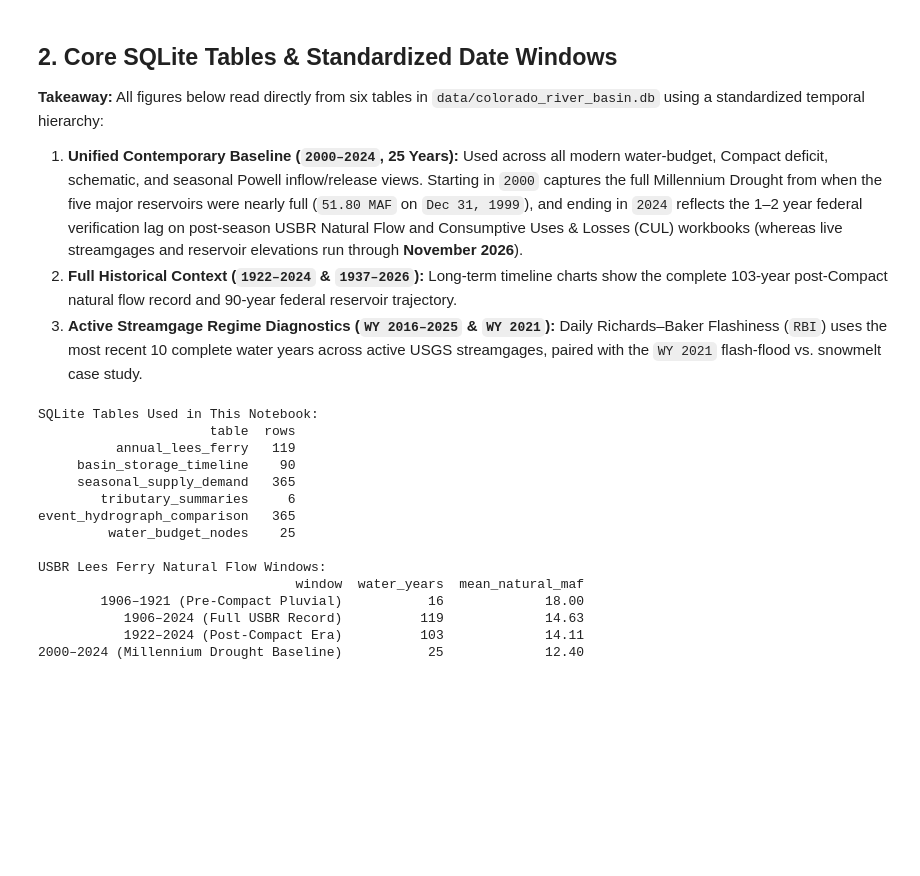
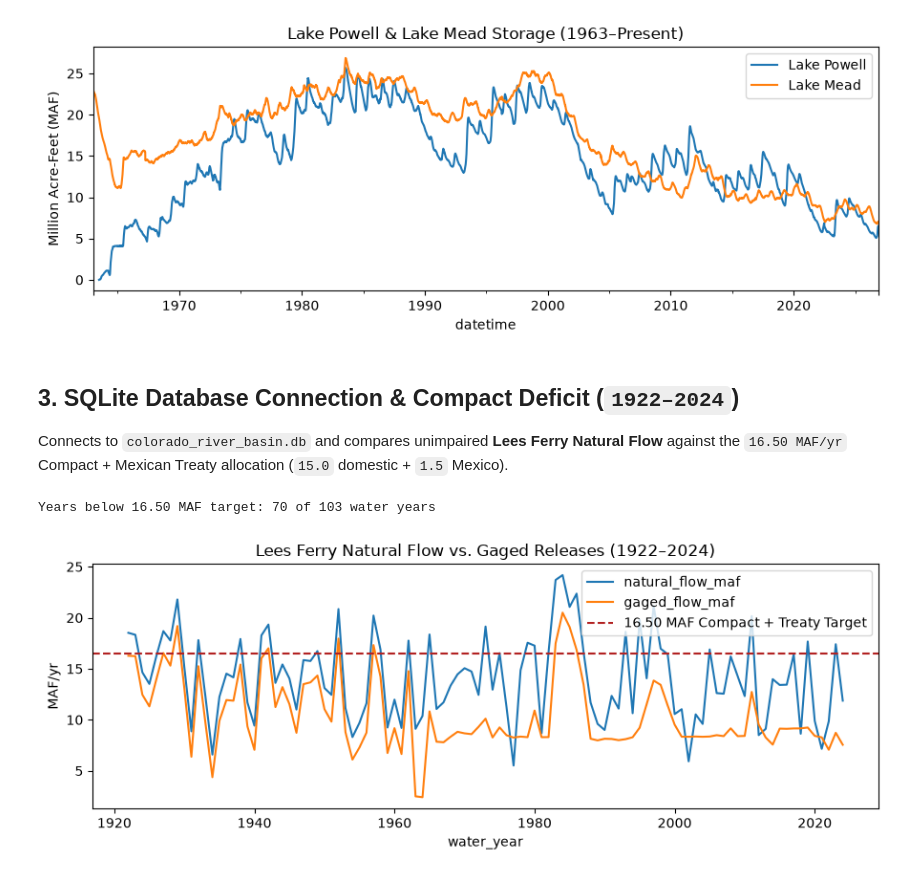
Before and after one commit to schochdo/CO_River, a Jupyter notebook: notebooks/colorado_river_analysis.ipynb, the cells around one changed output. Cells and saved outputs as stored; diff of their text form; code cells hidden in the pictures; blank space fills up the shorter version.

```diff
--- a/notebooks/colorado_river_analysis.ipynb
+++ b/notebooks/colorado_river_analysis.ipynb
@@ -123,11 +39,16 @@ sns.set_theme(style='whitegrid', rc={
 # %%
-url = 'https://waterservices.usgs.gov/nwis/iv/'
-params = {'sites': '09380000', 'parameterCd': '00060', 'format': 'json'}
-try:
-    resp = requests.get(url, params=params, timeout=10)
-    resp.raise_for_status()
-    obs = resp.json()['value']['timeSeries'][0]['values'][0]['value'][-1]
-    print(f"Lee's Ferry (#09380000): {float(obs['value']):,.0f} cfs at {obs['dateTime']} (USGS NWIS IV)")
-except Exception as exc:
-    print(f'Live USGS request unavailable ({exc}) — see web/data/latest_metrics.json')
+import pandas as pd, matplotlib.pyplot as plt
+
+urls = {
+    'Lake Powell': 'https://www.usbr.gov/uc/water/hydrodata/reservoir_data/919/csv/17.csv',
+    'Lake Mead':   'https://www.usbr.gov/uc/water/hydrodata/reservoir_data/921/csv/17.csv',
+}
+frames = {}
+for name, url in urls.items():
+    df = pd.read_csv(url, parse_dates=['datetime']).dropna()
+    frames[name] = df.set_index('datetime').iloc[:, 0] / 1_000_000
+    print(f"{name}: {frames[name].iloc[-1]:.2f} MAF (as of {frames[name].index[-1].date()})")
+
+pd.DataFrame(frames).loc['1963':].plot(figsize=(9, 3.5), title='Lake Powell & Lake Mead Storage (1963–Present)', ylabel='Million Acre-Feet (MAF)')
+plt.tight_layout(); plt.show()
 # %% [output]
@@ -135,40 +57,25 @@ Lee's Ferry (#09380000): 5,950 cfs at 2026-11-27T01:00:00.000-07:00 (USGS NWIS I
+[figure, added]
 # %% [markdown]
-## 2. Core SQLite Tables & Standardized Date Windows
-**Takeaway:** All figures below read directly from six tables in `data/colorado_river_basin.db` using a standardized temporal hierarchy:
-1. **Unified Contemporary Baseline (`2000–2024`, 25 Years):** Used across all modern water-budget, Compact deficit, schematic, and seasonal Powell inflow/release views. Starting in `2000` captures the full Millennium Drought from when the five major reservoirs were nearly full (`51.80 MAF` on `Dec 31, 1999`), and ending in `2024` reflects the 1–2 year federal verification lag on post-season USBR Natural Flow and Consumptive Uses & Losses (CUL) workbooks (whereas live streamgages and reservoir elevations run through **November 2026**).
-2. **Full Historical Context (`1922–2024` & `1937–2026`):** Long-term timeline charts show the complete 103-year post-Compact natural flow record and 90-year federal reservoir trajectory.
-3. **Active Streamgage Regime Diagnostics (`WY 2016–2025` & `WY 2021`):** Daily Richards–Baker Flashiness (`RBI`) uses the most recent 10 complete water years across active USGS streamgages, paired with the `WY 2021` flash-flood vs. snowmelt case study.
+## 3. SQLite Database Connection & Compact Deficit (`1922–2024`)
+Connects to `colorado_river_basin.db` and compares unimpaired **Lees Ferry Natural Flow** against the `16.50 MAF/yr` Compact + Mexican Treaty allocation (`15.0` domestic + `1.5` Mexico).
 # %%
-core_tables = [
-    'annual_lees_ferry', 'basin_storage_timeline', 'seasonal_supply_demand',
-    'tributary_summaries', 'event_hydrograph_comparison', 'water_budget_nodes',
-]
-tbl_counts = [{'table': t, 'rows': conn.execute(f'SELECT COUNT(*) FROM {t}').fetchone()[0]} for t in core_tables]
-print('SQLite Tables Used in This Notebook:')
-print(pd.DataFrame(tbl_counts).to_string(index=False))
+import sqlite3, tempfile, urllib.request, pandas as pd, matplotlib.pyplot as plt
+from pathlib import Path
 
-eras = q('''
-    SELECT '1906–1921 (Pre-Compact Pluvial)' AS window, COUNT(*) AS water_years, ROUND(AVG(natural_flow_maf), 2) AS mean_natural_maf FROM annual_lees_ferry WHERE water_year BETWEEN 1906 AND 1921
-    UNION ALL SELECT '1906–2024 (Full USBR Record)', COUNT(*), ROUND(AVG(natural_flow_maf), 2) FROM annual_lees_ferry WHERE water_year BETWEEN 1906 AND 2024
-    UNION ALL SELECT '1922–2024 (Post-Compact Era)', COUNT(*), ROUND(AVG(natural_flow_maf), 2) FROM annual_lees_ferry WHERE water_year BETWEEN 1922 AND 2024
-    UNION ALL SELECT '2000–2024 (Millennium Drought Baseline)', COUNT(*), ROUND(AVG(natural_flow_maf), 2) FROM annual_lees_ferry WHERE water_year BETWEEN 2000 AND 2024
-''')
-print('\nUSBR Lees Ferry Natural Flow Windows:')
-print(eras.to_string(index=False))
+db_path = next((p for p in [Path('data/colorado_river_basin.db'), Path('../data/colorado_river_basin.db')] if p.exists()), None)
+if db_path is None:
+    db_path = Path(tempfile.gettempdir()) / 'colorado_river_basin.db'
+    if not db_path.exists():
+        urllib.request.urlretrieve('https://raw.githubusercontent.com/schochdo/CO_River/main/data/colorado_river_basin.db', db_path)
+
+conn = sqlite3.connect(db_path)
+df_lf = pd.read_sql_query('SELECT water_year, natural_flow_maf, gaged_flow_maf FROM annual_lees_ferry WHERE water_year >= 1922 ORDER BY water_year', conn)
+print(f"Years below 16.50 MAF target: {(df_lf['natural_flow_maf'] < 16.5).sum()} of {len(df_lf)} water years")
+
+ax = df_lf.plot(x='water_year', y=['natural_flow_maf', 'gaged_flow_maf'], figsize=(9, 3.5), ylabel='MAF/yr', title='Lees Ferry Natural Flow vs. Gaged Releases (1922–2024)')
+ax.axhline(16.5, ls='--', color='firebrick', label='16.50 MAF Compact + Treaty Target'); ax.legend()
+plt.tight_layout(); plt.show()
 # %% [output]
-SQLite Tables Used in This Notebook:
-                      table  rows
-          annual_lees_ferry   119
-     basin_storage_timeline    90
-     seasonal_supply_demand   365
-        tributary_summaries     6
-event_hydrograph_comparison   365
-         water_budget_nodes    25
-
-USBR Lees Ferry Natural Flow Windows:
-                                 window  water_years  mean_natural_maf
-        1906–1921 (Pre-Compact Pluvial)           16             18.00
-           1906–2024 (Full USBR Record)          119             14.63
-           1922–2024 (Post-Compact Era)          103             14.11
-2000–2024 (Millennium Drought Baseline)           25             12.40
+Years below 16.50 MAF target: 70 of 103 water years
+[figure, added]
 # %% [markdown]
```
Also changed, not shown: parts of 14 cells of this notebook, 26 other files.
